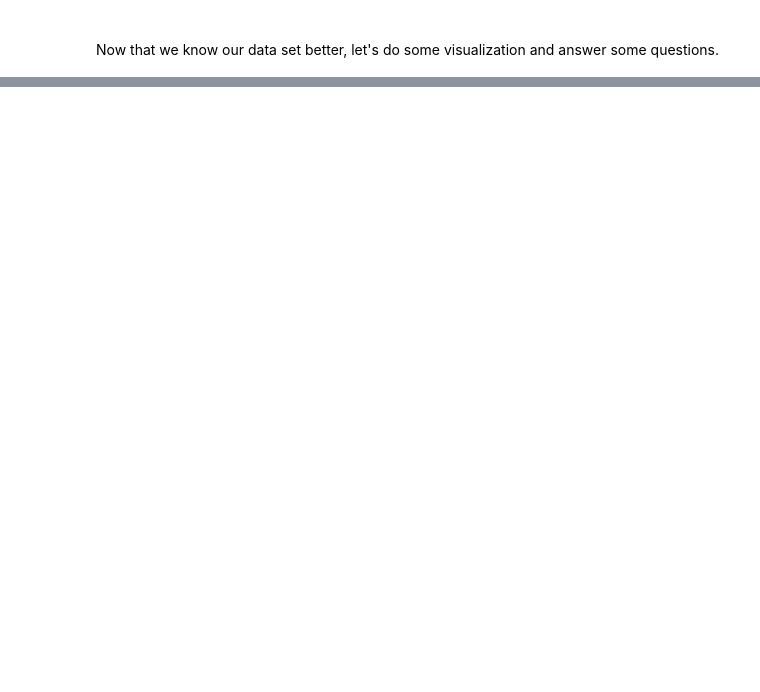
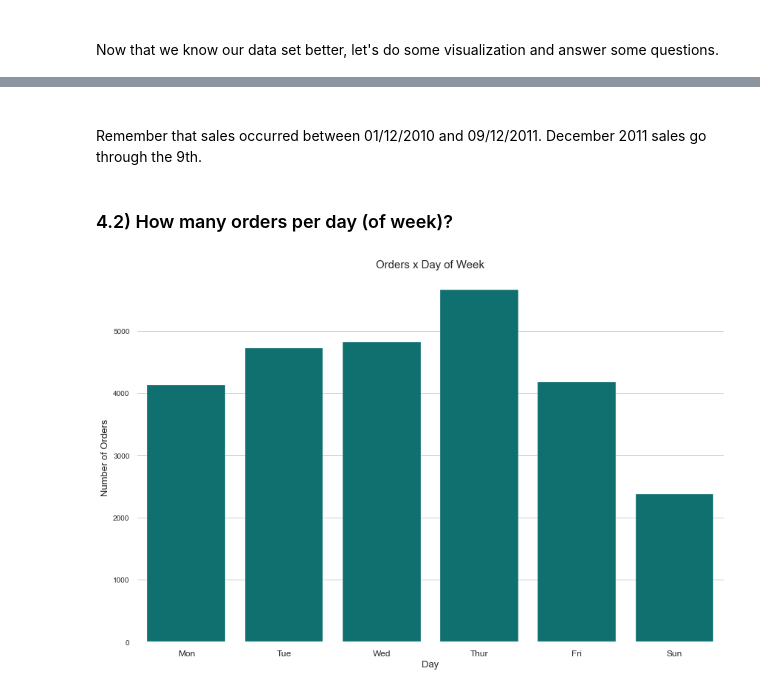
Before and after one commit to waltervt/Data_Science_Projects, a Jupyter notebook: E-Commerce Data Analysis/E-Commerce_Data_Analysis.ipynb, the cells around one changed output, grey strips where cells are left out. Saved outputs shown, nothing was run; the diff lists cells and outputs as text; code cells hidden in the pictures; blank space fills up the shorter version.

```diff
--- a/E-Commerce Data Analysis/E-Commerce_Data_Analysis.ipynb
+++ b/E-Commerce Data Analysis/E-Commerce_Data_Analysis.ipynb
@@ -428,0 +435,27 @@ plt.tight_layout()
+# %% [markdown]
+<br/>
+Remember that sales occurred between 01/12/2010 and 09/12/2011. December 2011 sales go through the 9th.
+# %% [markdown]
+### 4.2) How many orders per day (of week)?
+# %%
+plt.figure(figsize=(12,8))
+
+ax = df.groupby('InvoiceNo')['WeekDay'].unique().value_counts().sort_index()
+
+# Removing the index brackets
+ax.index = [index[0] for index in ax.index]
+
+sns.barplot(x=ax.index, y=ax, color='teal')
+
+plt.title('Orders x Day of Week', fontsize=15)
+plt.xlabel('Day', fontsize=13)
+plt.ylabel('Number of Orders', fontsize=13)
+
+# WeekDay goes from 0-Monday to 6-Sunday
+label = ['Mon','Tue','Wed','Thur','Fri','Sun']
+tick = range(len(label))
+
+plt.xticks(ticks=tick, labels=label, fontsize=12)
+plt.tight_layout()
+# %% [output]
+[figure, added]
```
Also changed, not shown: parts of 32 cells of this notebook.
